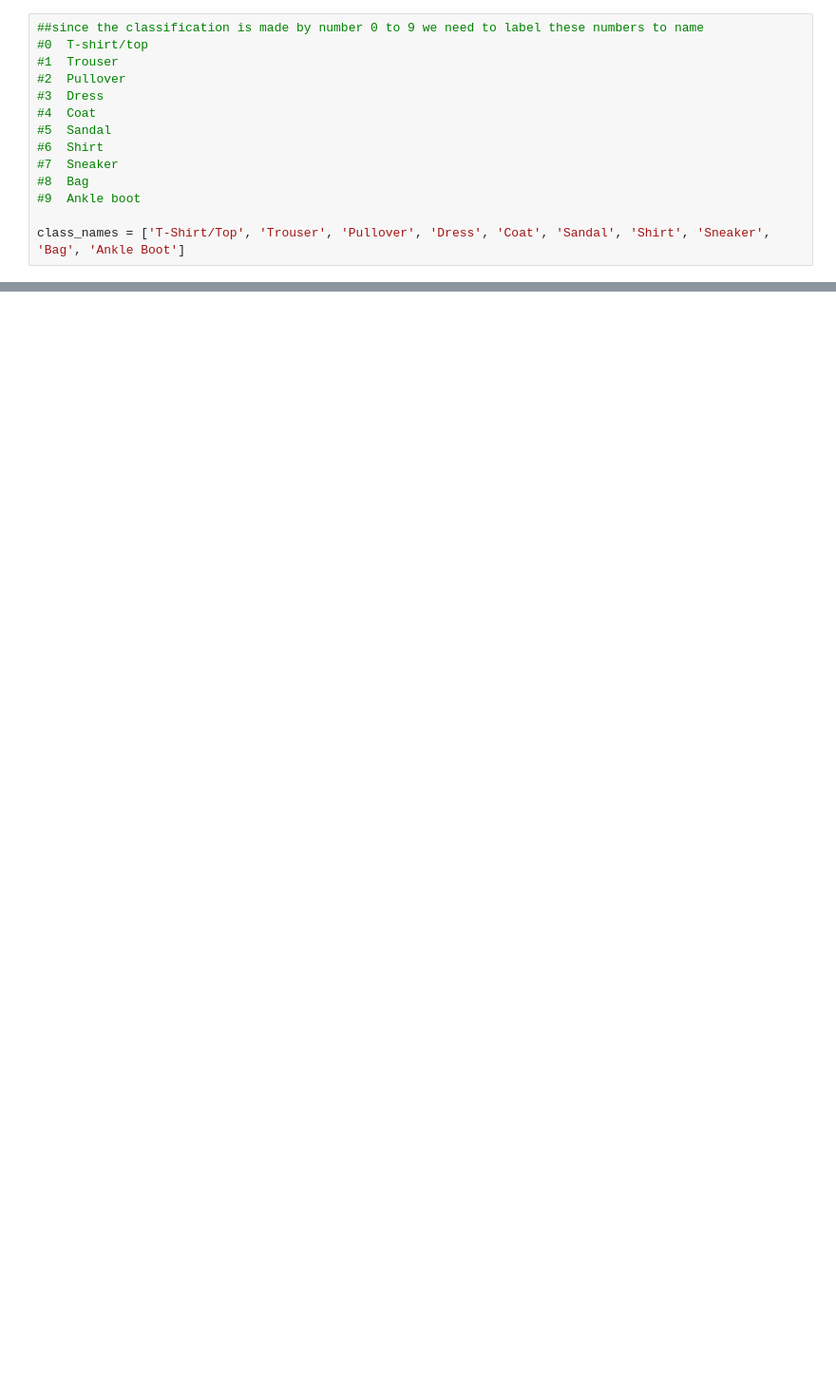
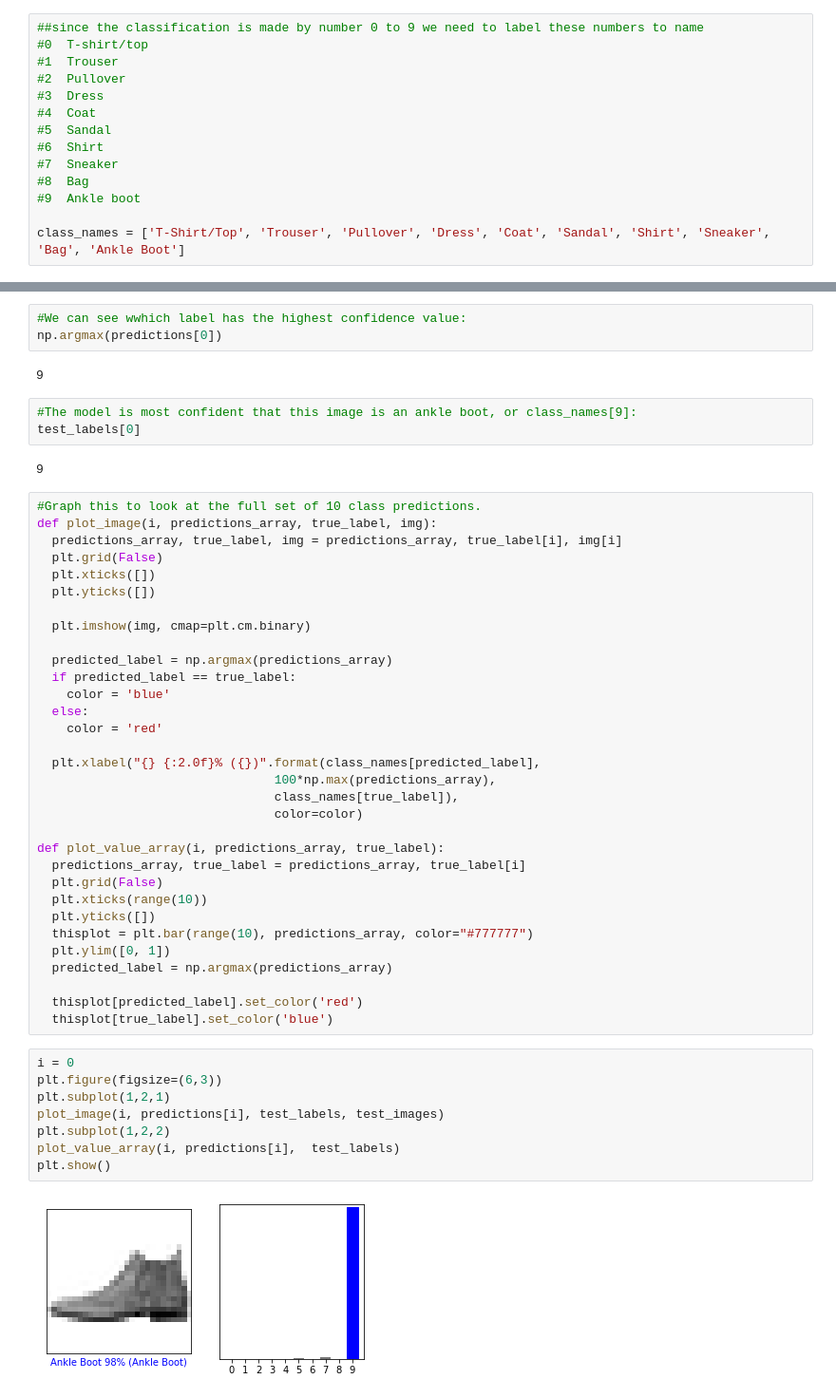
Before and after one commit to Amrod92/machine_learning, a Jupyter notebook: Zalando_image_classification.ipynb, the cells around one changed output, grey strips where cells are left out. Shown: that part at 95% size. Saved outputs shown, nothing was run; the diff lists cells and outputs as text; blank space fills up the shorter version.

```diff
--- a/Zalando_image_classification.ipynb
+++ b/Zalando_image_classification.ipynb
@@ -59,0 +161,52 @@ this would tell how many images has been labeled:
+# %%
+#We can see wwhich label has the highest confidence value:
+np.argmax(predictions[0])
+# %% [output]
+9
+# %%
+#The model is most confident that this image is an ankle boot, or class_names[9]:
+test_labels[0]
+# %% [output]
+9
+# %%
+#Graph this to look at the full set of 10 class predictions.
+def plot_image(i, predictions_array, true_label, img):
+  predictions_array, true_label, img = predictions_array, true_label[i], img[i]
+  plt.grid(False)
+  plt.xticks([])
+  plt.yticks([])
+
+  plt.imshow(img, cmap=plt.cm.binary)
+
+  predicted_label = np.argmax(predictions_array)
+  if predicted_label == true_label:
+    color = 'blue'
+  else:
+    color = 'red'
+
+  plt.xlabel("{} {:2.0f}% ({})".format(class_names[predicted_label],
+                                100*np.max(predictions_array),
+                                class_names[true_label]),
+                                color=color)
+
+def plot_value_array(i, predictions_array, true_label):
+  predictions_array, true_label = predictions_array, true_label[i]
+  plt.grid(False)
+  plt.xticks(range(10))
+  plt.yticks([])
+  thisplot = plt.bar(range(10), predictions_array, color="#777777")
+  plt.ylim([0, 1])
+  predicted_label = np.argmax(predictions_array)
+
+  thisplot[predicted_label].set_color('red')
+  thisplot[true_label].set_color('blue')
+# %%
+i = 0
+plt.figure(figsize=(6,3))
+plt.subplot(1,2,1)
+plot_image(i, predictions[i], test_labels, test_images)
+plt.subplot(1,2,2)
+plot_value_array(i, predictions[i],  test_labels)
+plt.show()
+# %% [output]
+[figure, added]
```
Also changed, not shown: parts of 17 cells of this notebook.
